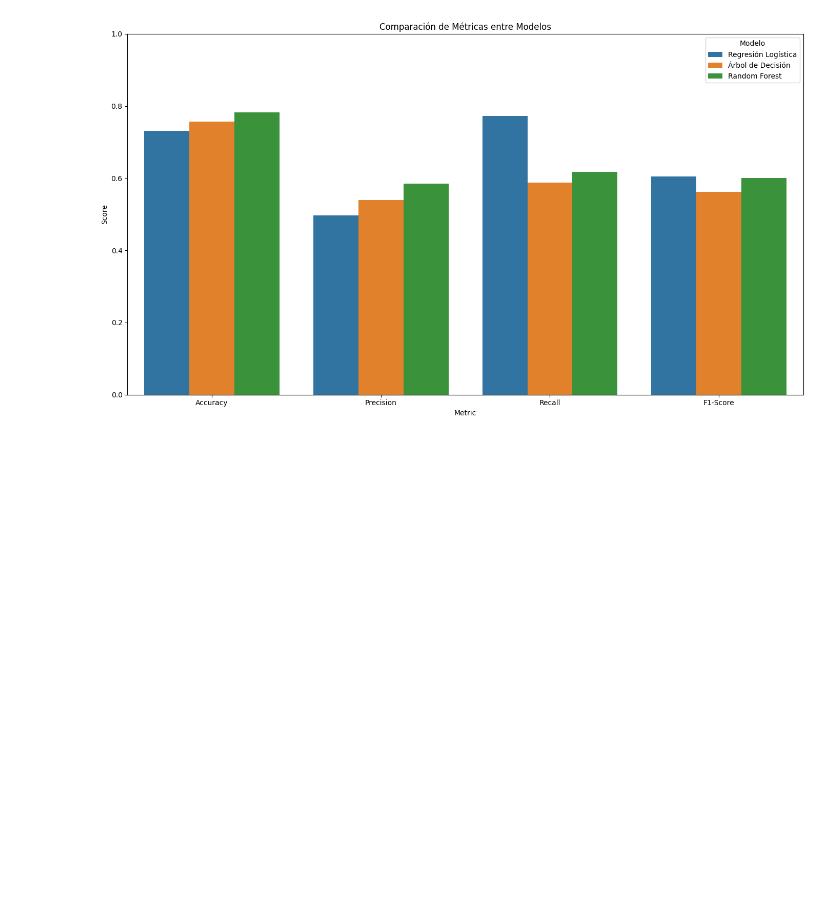
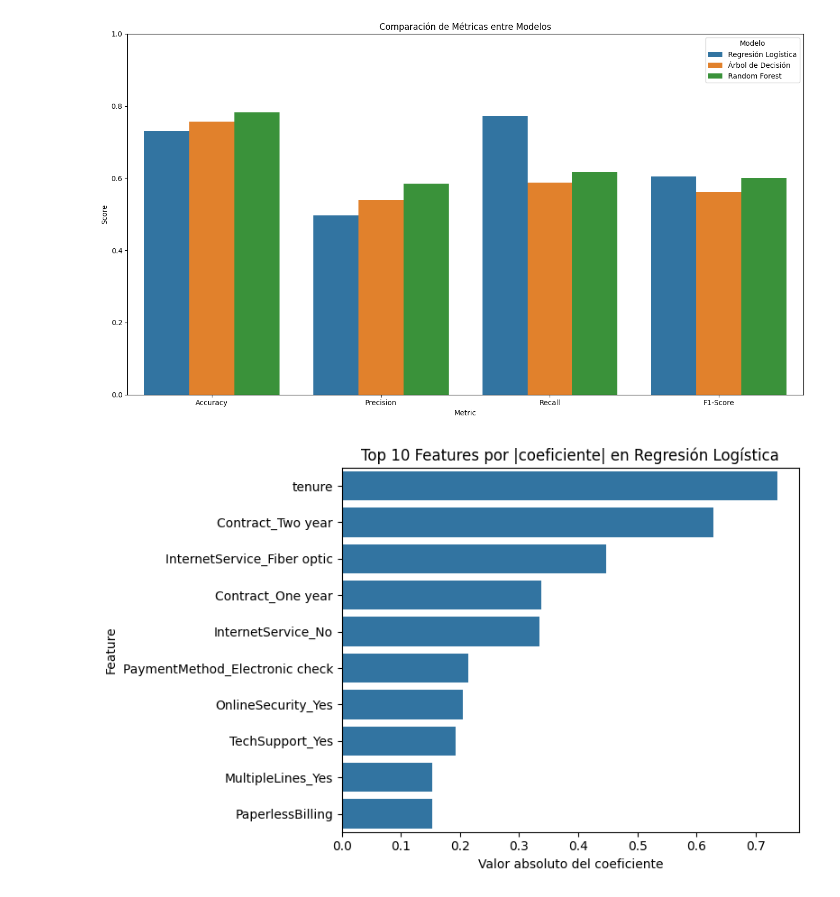
Before and after one commit to PALACIOS1259/Cienciadedatos, a Jupyter notebook: Untitled.ipynb, the cells around one changed output. Drawn from its saved outputs; the diff is of its cells as text; code cells hidden in the pictures; blank space fills up the shorter version.

```diff
--- a/Untitled.ipynb
+++ b/Untitled.ipynb
@@ -672,3 +685,31 @@ plt.tight_layout()
 plt.show()
 # %% [output]
 [figure]
+# %%
+# Este código está visualizando las características que el modelo de Regresión Logística considera más importantes para predecir el abandono de clientes, basándose en la magnitud de sus coeficientes.
+# Estudiamos el mejor modelo
+df_coefs = pd.DataFrame({
+    'feature': X.columns,
+    'coef':    best_lr_model.coef_[0],
+    'abs_coef': np.abs(best_lr_model.coef_[0])
+})
+df_coefs = df_coefs.sort_values('abs_coef', ascending=False)
+
+# Tomamos el top 10 variables
+top10 = df_coefs.head(10)
+
+# Graficamos
+plt.figure(figsize=(8,5))
+sns.barplot(
+    x='abs_coef',
+    y='feature',
+    data=top10,
+    orient='h'
+)
+plt.title('Top 10 Features por |coeficiente| en Regresión Logística')
+plt.xlabel('Valor absoluto del coeficiente')
+plt.ylabel('Feature')
+plt.tight_layout()
+plt.show()
+# %% [output]
+[figure, added]
```
Also changed, not shown: parts of 23 cells of this notebook.
